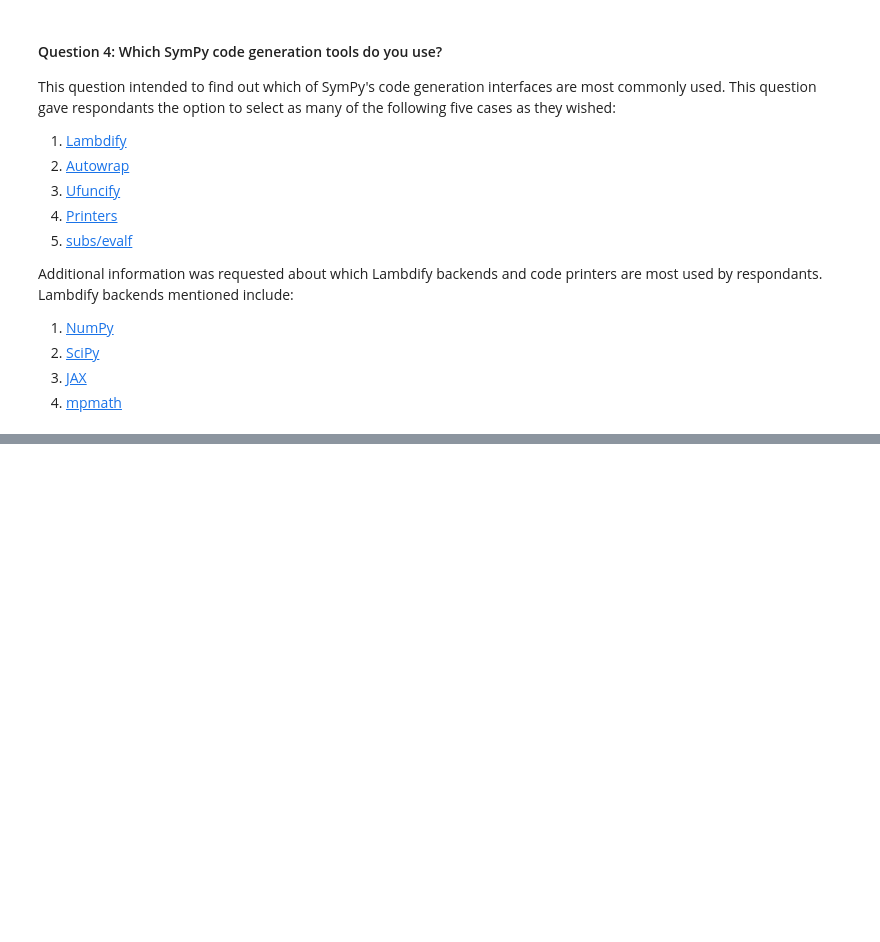
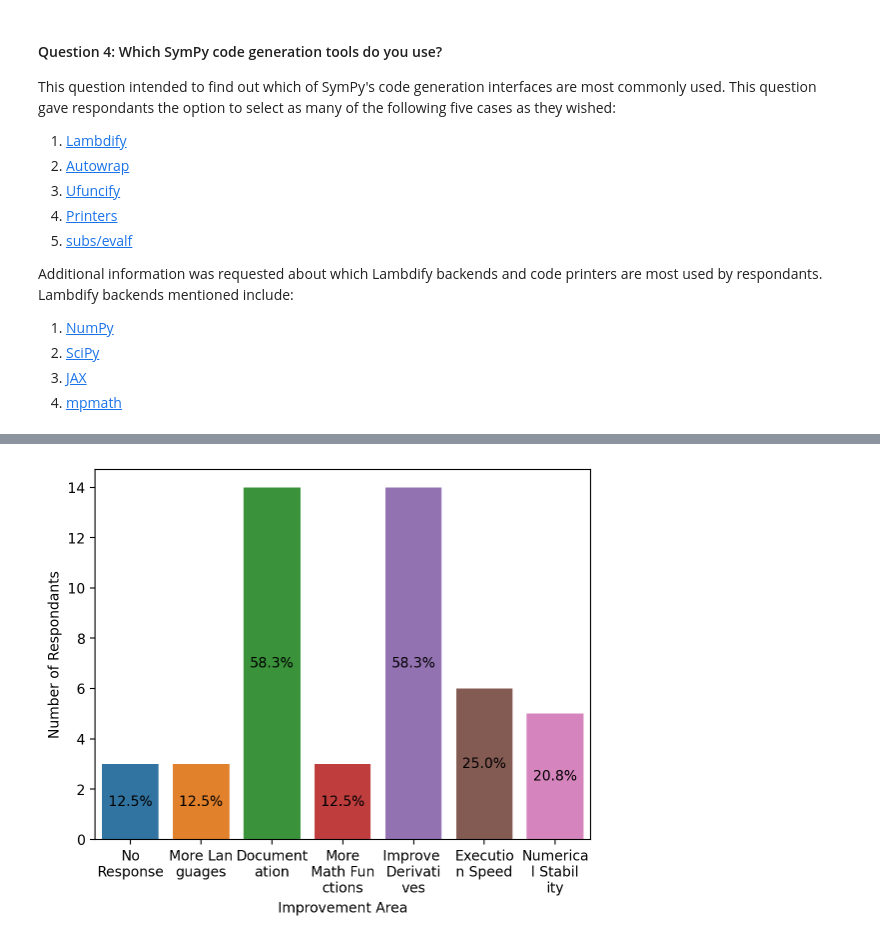
Before and after one commit to sympy/sympy-codegen-survey, a Jupyter notebook: analysis.ipynb, the cells around one changed output, grey strips where cells are left out. Cells and saved outputs as stored; diff of their text form; code cells hidden in the pictures; blank space fills up the shorter version.

```diff
--- a/analysis.ipynb
+++ b/analysis.ipynb
@@ -304,2 +320,28 @@ _ = ax.set_xticklabels(textwrap.fill(x.get_text(), 10) for x in ax.get_xticklabe
+# %%
+IMPROVE_MAPPING = {
+    0: "No Response",
+    1: "More Languages",
+    2: "Documentation",
+    3: "More Math Functions",
+    4: "Improve Derivatives",
+    5: "Execution Speed",
+    6: "Numerical Stability",
+}
+# %%
+improve_count = collections.Counter()
+for response in df[improve].fillna(0).astype("str"):
+    improve_count.update(response.split(","))
+
+improve_df = pd.Series(improve_count, name="improve").sort_index().to_frame()
+improve_proportion = [f"{((user / number_response) * 100):.1f}%" for user in improve_df["improve"]]
+
+ax = sns.barplot(x=improve_df.index, y=improve_df["improve"])
+ax.bar_label(ax.containers[0], improve_proportion, label_type='center')
+ax.set_xticklabels(list(IMPROVE_MAPPING.values()))
+ax.set_xlabel("Improvement Area")
+ax.set_ylabel("Number of Respondants")
+_ = ax.set_xticklabels(textwrap.fill(x.get_text(), 8) for x in ax.get_xticklabels())
+# %% [output]
+[figure, added]
 # %% [markdown]
 #### Question 6: Are there any other comments you'd like to make?
```
Also changed, not shown: parts of 20 cells of this notebook.
